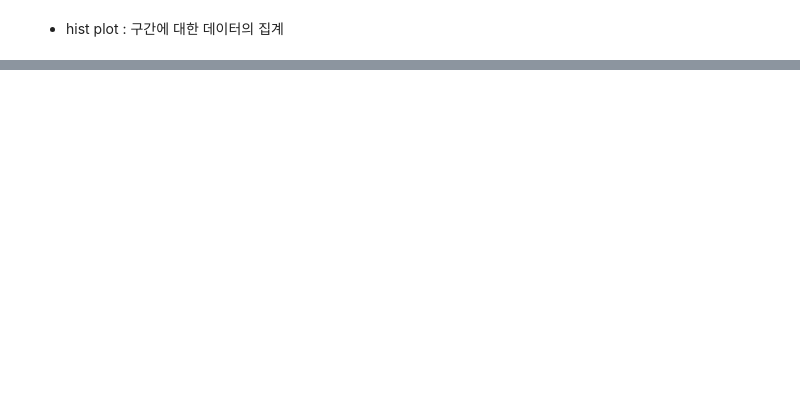
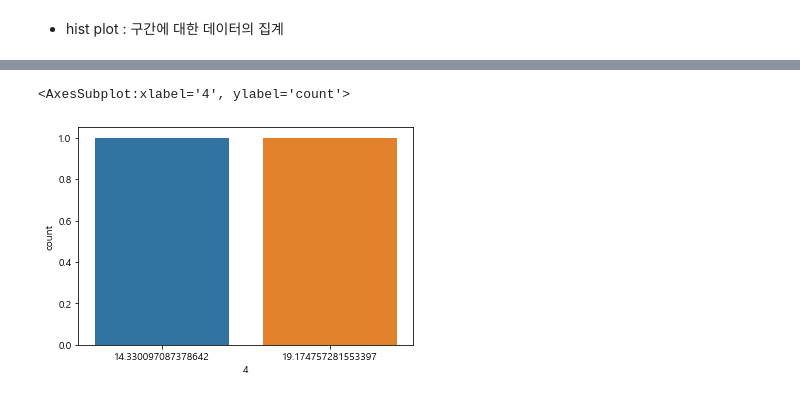
Before and after one commit to JUICE-JinHyeong/multicampus_JH, a Jupyter notebook: np_pd_visualization/2022_bunseok_visualization_02.ipynb, the cells around one changed output, grey strips where cells are left out. Drawn from its saved outputs; the diff is of its cells as text; code cells hidden in the pictures; blank space fills up the shorter version.

```diff
--- a/np_pd_visualization/2022_bunseok_visualization_02.ipynb
+++ b/np_pd_visualization/2022_bunseok_visualization_02.ipynb
@@ -792,0 +863,4 @@ plt.close()
+# %%
+hwy_outlier_frm = mpg_frm.query('hwy > ' + str(upper_outlier['hwy']))
+cty_outlier_frm = mpg_frm.query('cty > ' + str(upper_outlier['cty']))
+result_frm = mpg_frm.copy()
@@ -792,0 +874,5 @@ plt.close()
+# %%
+for idx in hwy_outlier_frm.index :
+    result_frm.loc[idx , 'hwy'] = np.NaN
+for idx in cty_outlier_frm.index :
+    result_frm.loc[idx , 'cty'] = np.NaN
@@ -792,0 +902,12 @@ plt.close()
+# %%
+for idx in hwy_outlier_frm.index :
+    result_frm.loc[idx , 'hwy'] = round(result_frm.dropna().mean()['hwy'] , 2)
+for idx in cty_outlier_frm.index :
+    result_frm.loc[idx , 'cty'] = round(result_frm.dropna().mean()['cty'] , 2)
+# %%
+#  구동방식별 고속도로 도시 연비 평균 시각화
+# sns.countplot(ax = area02 , data = titanic_frm , x = 'class' , hue = 'who' , palette='Set3')
+show = result_frm.groupby('drv').agg(np.mean)[['hwy' , 'cty']]
+display(show)
+plt.figure()
+show.plot(kind='bar')
@@ -792,0 +923,5 @@ plt.close()
+# %%
+sns.countplot(data = show.T , x = 4)
+# %% [output]
+<AxesSubplot:xlabel='4', ylabel='count'>
+[figure, added]
```
Also changed, not shown: parts of 32 cells of this notebook, 10 other files.
